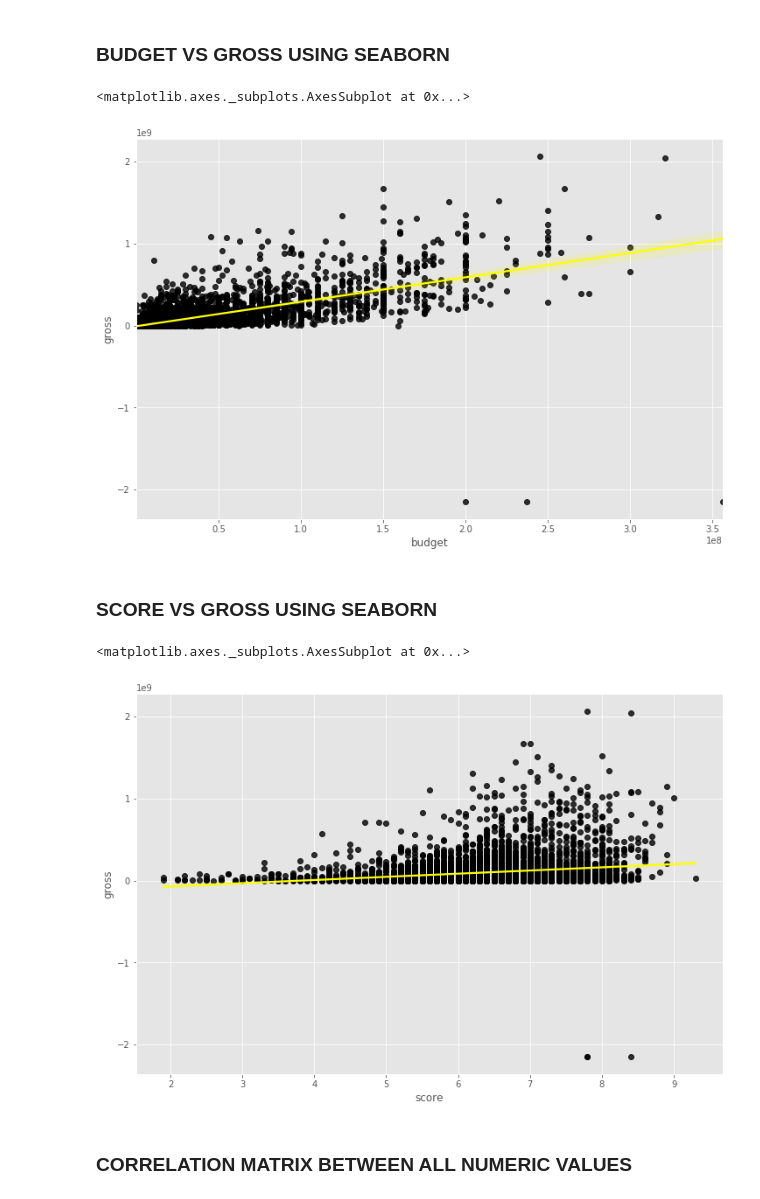
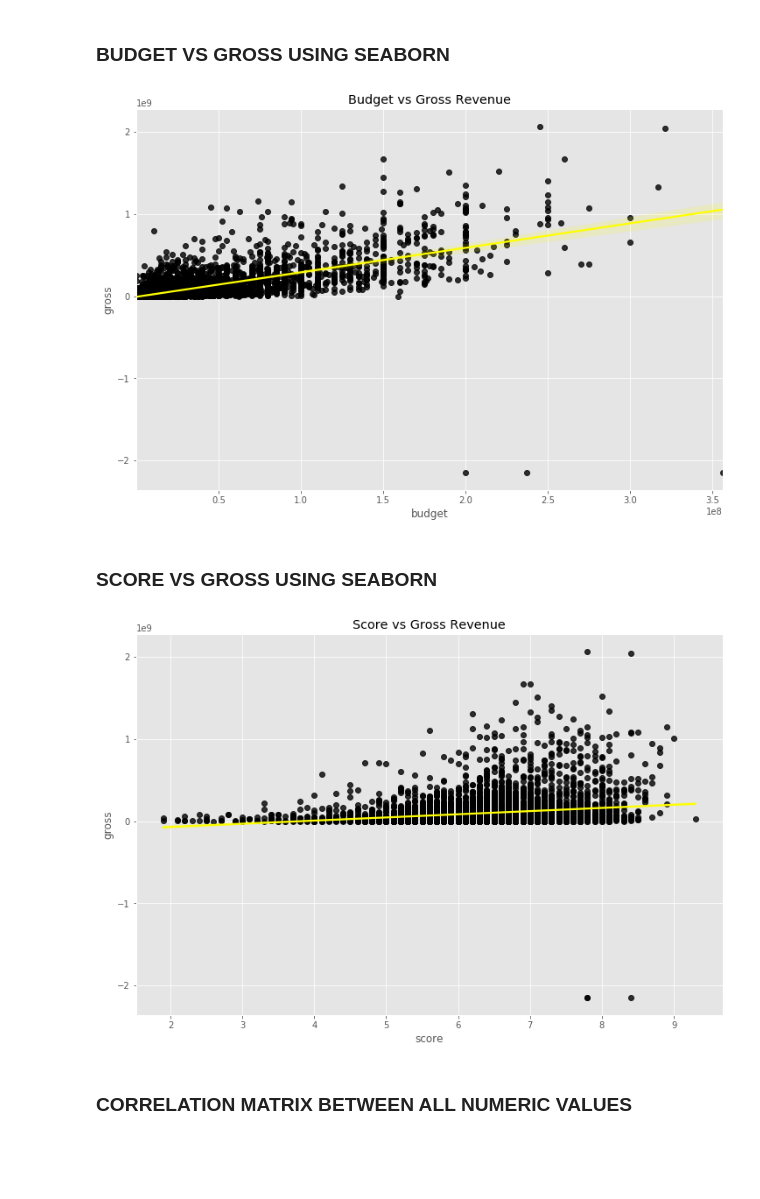
Before and after one commit to chinniarchana/Python-Projects, a Jupyter notebook: MovieAnalysis.ipynb, the cells around one changed output. Cells and saved outputs as stored; diff of their text form; code cells hidden in the pictures; blank space fills up the shorter version.

```diff
--- a/MovieAnalysis.ipynb
+++ b/MovieAnalysis.ipynb
@@ -22,7 +22,7 @@ pd.options.mode.chained_assignment = None
 
 # READING DATA
 
-df = pd.read_csv(r'C:\Users\Archana\Downloads\movies.csv')
+movies = pd.read_csv(r'C:\Users\Archana\Downloads\movies.csv')
 # %%
 # REVIEWING DATA
 
@@ -80,12 +100,12 @@ dtype: object
 # %%
 # CONVERTING COLUMNS FROM FLOAT TO INT
 
-df = df[~df['votes'].isnull()]
-df = df[~df['budget'].isnull()]
-df = df[~df['gross'].isnull()]
-df = df[~df['runtime'].isnull()]
+movies = movies[~movies['votes'].isnull()]
+movies = movies[~movies['budget'].isnull()]
+movies = movies[~movies['gross'].isnull()]
+movies = movies[~movies['runtime'].isnull()]
 
-df['votes'] = df['votes'].astype(int)
-df['budget'] = df['budget'].astype(int)
-df['gross'] = df['gross'].astype(int)
-df['runtime'] = df['runtime'].astype(int)
+movies['votes'] = movies['votes'].astype(int)
+movies['budget'] = movies['budget'].astype(int)
+movies['gross'] = movies['gross'].astype(int)
+movies['runtime'] = movies['runtime'].astype(int)
@@ -117,7 +158,7 @@ Name: company, Length: 1482, dtype: object
 # %%
 # SORTING DATA
 
-df.sort_values(by=['gross'], inplace = False, ascending = False)
+movies.sort_values(by=['gross'], inplace = False, ascending = False)
 # %% [output]
 |  | name | rating | genre | year | released | score | votes | director | writer | star | country | ... |
 | 6663 | Star Wars: Episode VII - The Forc... | PG-13 | Action | 2015 | December 18, 2015 (United States) | 7.8 | 876000 | J.J. Abrams | Lawrence Kasdan | Daisy Ridley | United States | ... |
@@ -135,21 +176,23 @@ df.sort_values(by=['gross'], inplace = False, ascending = False)
 # %% [markdown]
 ### BUDGET  VS GROSS USING SEABORN
 # %%
-# BUDGET VS GROSS USING SEABORN
+sns.regplot(x="budget", y="gross", data=movies, scatter_kws={"color":"Black"}, line_kws={"color":"yellow"})
 
-sns.regplot(x="budget", y="gross", data=df, scatter_kws={"color":"Black"}, line_kws={"color":"yellow"})
+plt.title("Budget vs Gross Revenue")
+
+plt.show()
 # %% [output]
-<matplotlib.axes._subplots.AxesSubplot at 0x...>
-[figure, old version]
+[figure, new version]
 # %% [markdown]
 ### SCORE VS GROSS USING SEABORN
 # %%
-# SCORE VS GROSS USING SEABORN
+sns.regplot(x="score", y="gross", data=movies, scatter_kws={"color":"Black"}, line_kws={"color":"yellow"})
 
-sns.regplot(x="score", y="gross", data=df, scatter_kws={"color":"Black"}, line_kws={"color":"yellow"})
+plt.title("Score vs Gross Revenue")
+
+plt.show()
 # %% [output]
-<matplotlib.axes._subplots.AxesSubplot at 0x...>
-[figure, old version]
+[figure, new version]
 # %% [markdown]
 ### CORRELATION MATRIX BETWEEN ALL NUMERIC VALUES
 # %%
```
Also changed, not shown: parts of 44 cells of this notebook.
